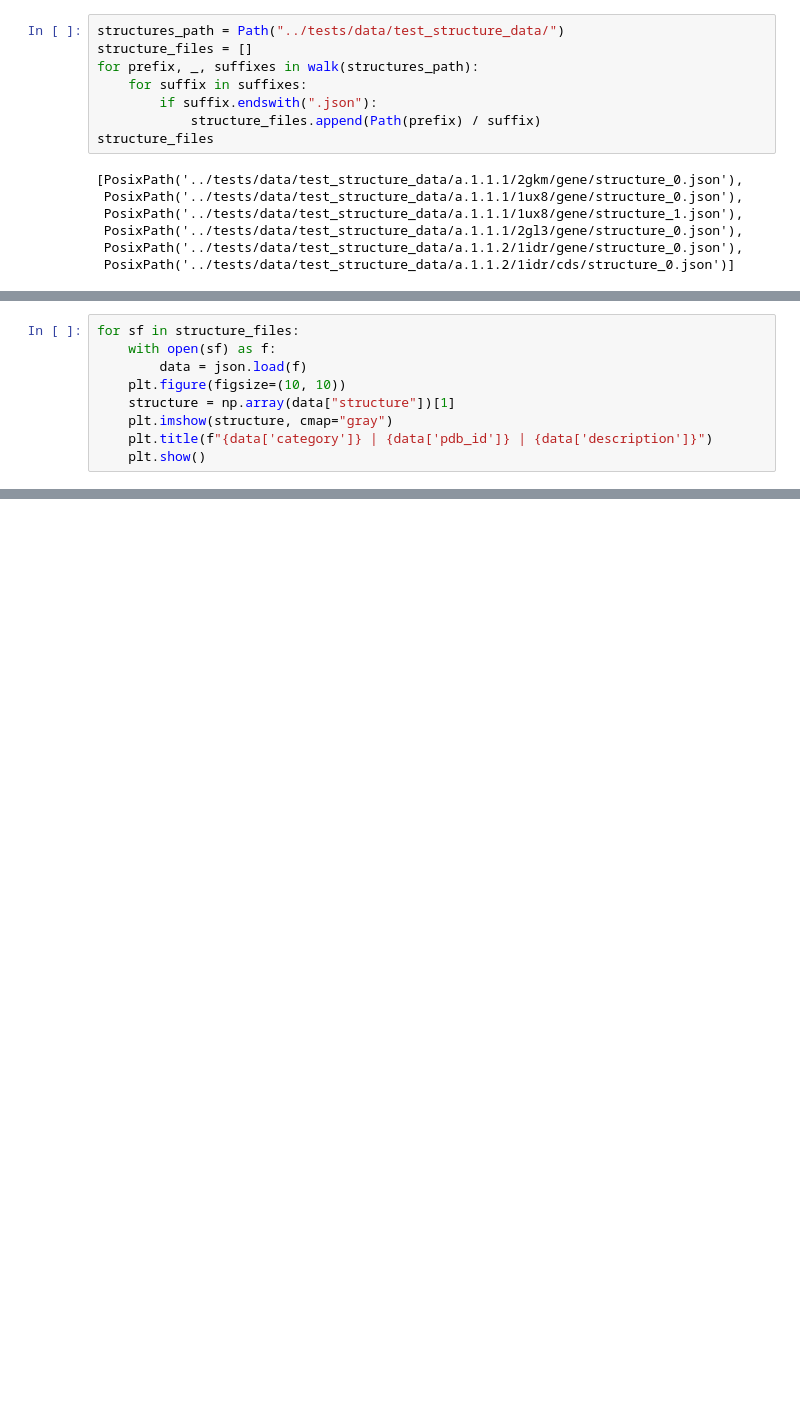
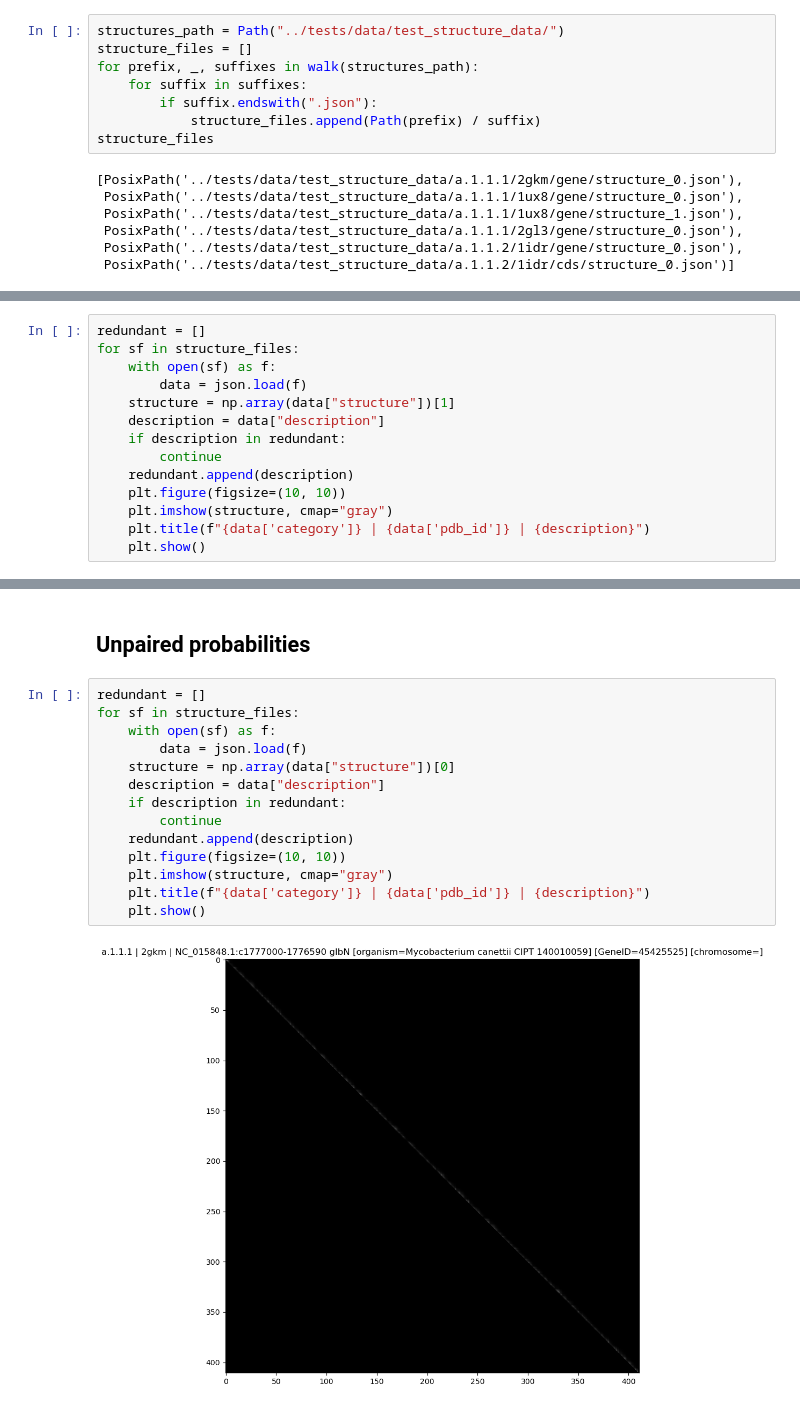
Before and after one commit to f1lem0n/transfold, a Jupyter notebook: demo/structure_visualisation.ipynb, the cells around one changed output, grey strips where cells are left out. Saved outputs shown, nothing was run; the diff lists cells and outputs as text; blank space fills up the shorter version.

```diff
--- a/demo/structure_visualisation.ipynb
+++ b/demo/structure_visualisation.ipynb
@@ -23,11 +29,16 @@ structure_files
 # %%
+redundant = []
 for sf in structure_files:
     with open(sf) as f:
         data = json.load(f)
+    structure = np.array(data["structure"])[1]
+    description = data["description"]
+    if description in redundant:
+        continue
+    redundant.append(description)
     plt.figure(figsize=(10, 10))
-    structure = np.array(data["structure"])[1]
     plt.imshow(structure, cmap="gray")
-    plt.title(f"{data['category']} | {data['pdb_id']} | {data['description']}")
+    plt.title(f"{data['category']} | {data['pdb_id']} | {description}")
     plt.show()
 # %% [output]
 [figure]
@@ -38,0 +47,18 @@ for sf in structure_files:
+# %% [markdown]
+## Unpaired probabilities
+# %%
+redundant = []
+for sf in structure_files:
+    with open(sf) as f:
+        data = json.load(f)
+    structure = np.array(data["structure"])[0]
+    description = data["description"]
+    if description in redundant:
+        continue
+    redundant.append(description)
+    plt.figure(figsize=(10, 10))
+    plt.imshow(structure, cmap="gray")
+    plt.title(f"{data['category']} | {data['pdb_id']} | {description}")
+    plt.show()
+# %% [output]
+[figure, added]
```
Also changed, not shown: parts of 5 cells of this notebook, 1 other file.
